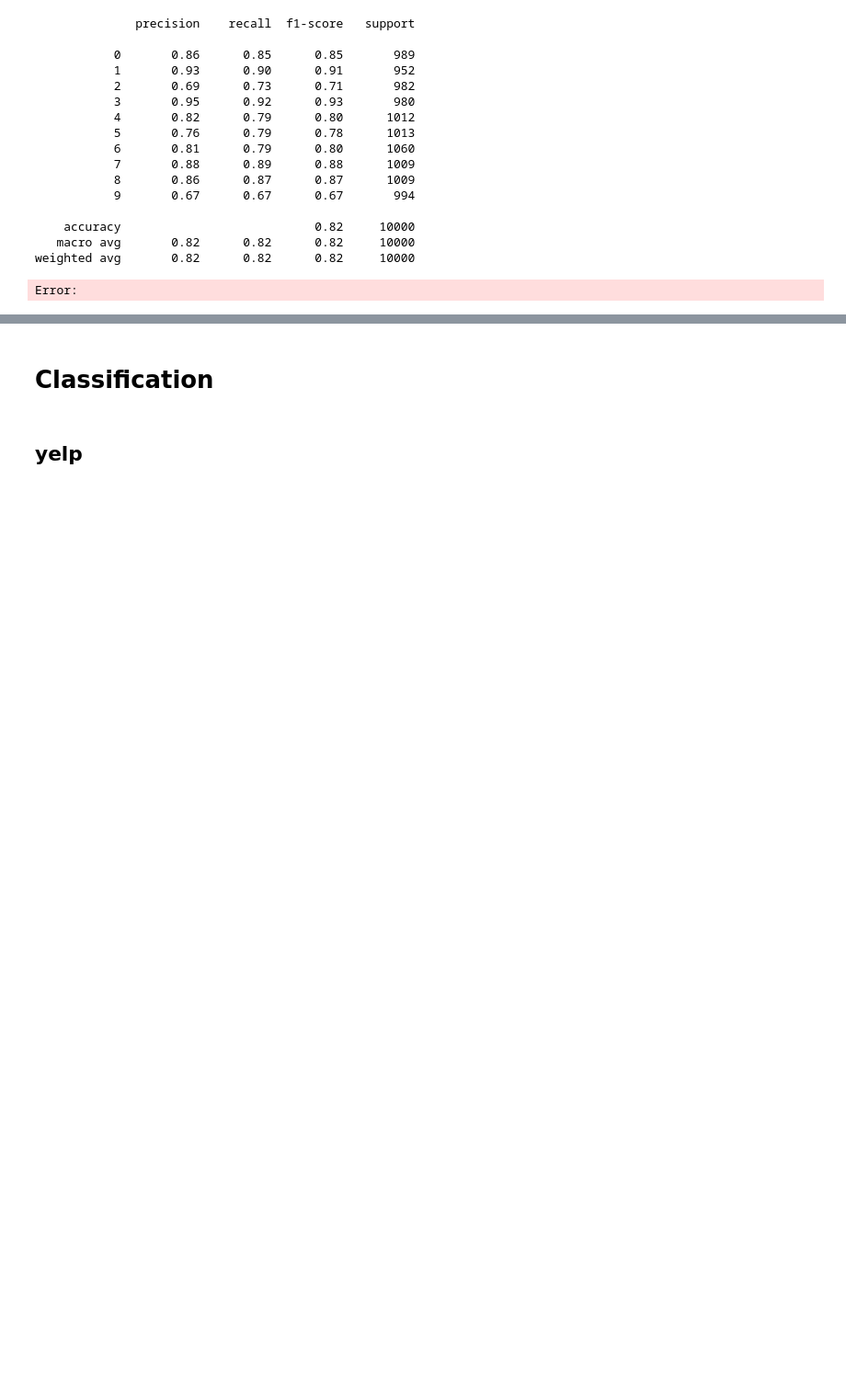
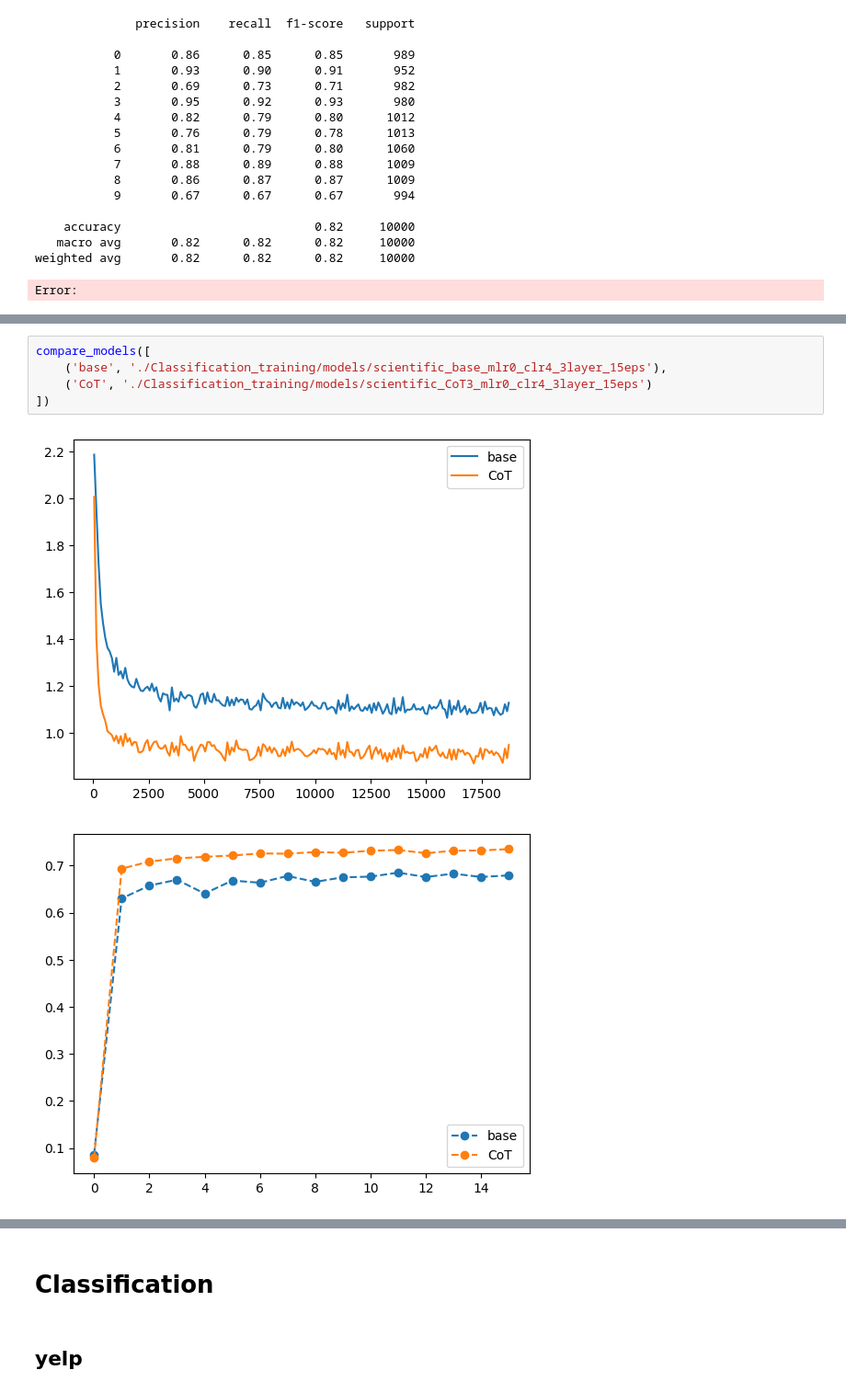
Before and after one commit to Cari1111/NLP_project, a Jupyter notebook: project.ipynb, the cells around one changed output, grey strips where cells are left out. Shown at 92% size. Cells and saved outputs as stored; diff of their text form; blank space fills up the shorter version.

```diff
--- a/project.ipynb
+++ b/project.ipynb
@@ -700,3 +714,11 @@ test
 accuracy         0.4944472745797249
 macro avg        {'precision': 0.49405240948950163, 'recall': 0.49382831489598783, 'f1-score': 0.4938766341822527, 'support': 9815.0}
 weighted avg     {'precision': 0.49510391366166623, 'recall': 0.4944472745797249, 'f1-score': 0.4947125133502559, 'support': 9815.0}
+# %%
+compare_models([
+    ('base', './Classification_training/models/scientific_base_mlr0_clr4_3layer_15eps'),
+    ('CoT', './Classification_training/models/scientific_CoT3_mlr0_clr4_3layer_15eps')
+])
+# %% [output]
+[figure, added]
+[figure, added]
```
Also changed, not shown: parts of 6 cells of this notebook.
